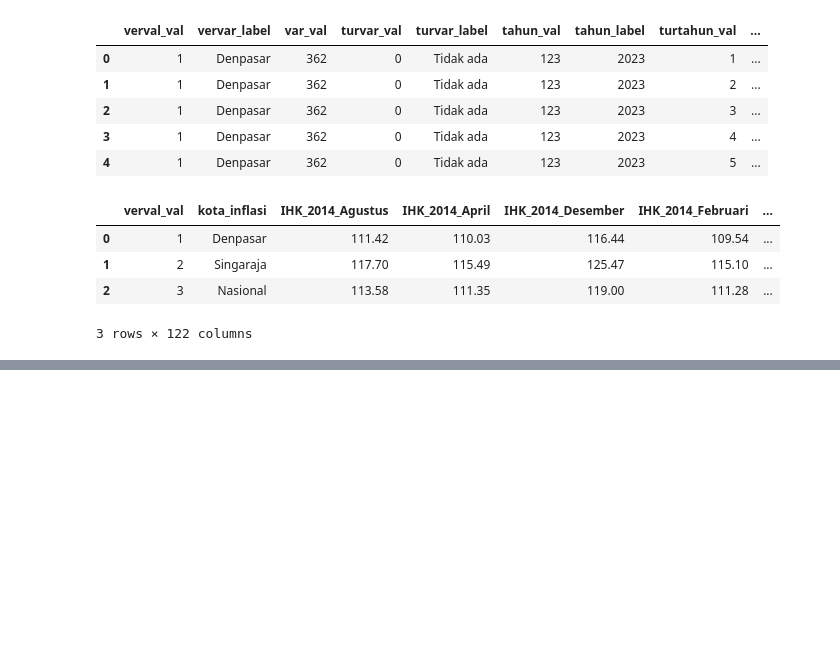
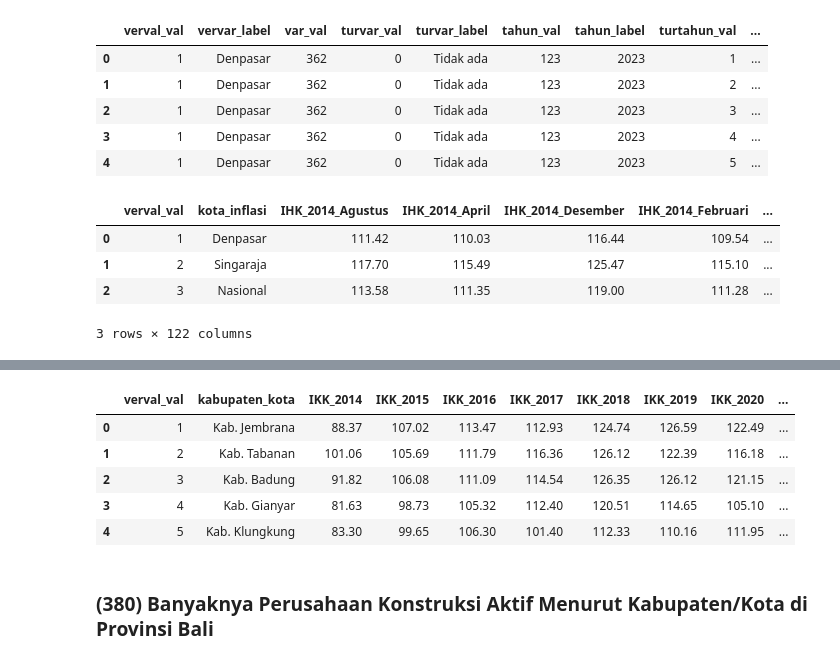
Before and after one commit to YudiHardiyanta/sdi, a Jupyter notebook: Nisa/code.ipynb, the cells around one changed output, grey strips where cells are left out. Drawn from its saved outputs; the diff is of its cells as text; code cells hidden in the pictures; blank space fills up the shorter version.

```diff
--- a/Nisa/code.ipynb
+++ b/Nisa/code.ipynb
@@ -287,0 +494,4 @@ data362_tb.to_excel(f'output/data_{varId}.xlsx', index=False)
+# %%
+varId = 319
+data319=getDataByVarId(domain='5100',varId=varId)
+data319.head()
@@ -287,0 +505,21 @@ data362_tb.to_excel(f'output/data_{varId}.xlsx', index=False)
+# %%
+#proses cleaning
+data319=data319[['verval_val','vervar_label','tahun_label','content_label']]
+data319 = clean_tag_html(data319)
+#proses rename colomn
+data319_tb=data319.rename(columns={'vervar_label' : 'kabupaten_kota','tahun_label' : 'tahun','content_label' : 'IKK'})
+#pivoting tabel
+data319_tb=data319_tb.pivot_table(index=['verval_val','kabupaten_kota'],columns=['tahun'],values=['IKK'])
+#multi index jadikan 1
+data319_tb.columns = ['_'.join(col).strip() if isinstance(col, tuple) else col
+                   for col in data319_tb.columns.values]
+data319_tb=data319_tb.reset_index()
+data319_tb.drop(columns=['verval_val'])
+data319_tb.head()
+# %% [output]
+|  | verval_val | kabupaten_kota | IKK_2014 | IKK_2015 | IKK_2016 | IKK_2017 | IKK_2018 | IKK_2019 | IKK_2020 | ... |
+| 0 | 1 | Kab. Jembrana | 88.37 | 107.02 | 113.47 | 112.93 | 124.74 | 126.59 | 122.49 | ... |
+| 1 | 2 | Kab. Tabanan | 101.06 | 105.69 | 111.79 | 116.36 | 126.12 | 122.39 | 116.18 | ... |
+| 2 | 3 | Kab. Badung | 91.82 | 106.08 | 111.09 | 114.54 | 126.35 | 126.12 | 121.15 | ... |
+| 3 | 4 | Kab. Gianyar | 81.63 | 98.73 | 105.32 | 112.40 | 120.51 | 114.65 | 105.10 | ... |
+| 4 | 5 | Kab. Klungkung | 83.30 | 99.65 | 106.30 | 101.40 | 112.33 | 110.16 | 111.95 | ... |
@@ -287,0 +528,2 @@ data362_tb.to_excel(f'output/data_{varId}.xlsx', index=False)
+# %% [markdown]
+### (380) Banyaknya Perusahaan Konstruksi Aktif Menurut Kabupaten/Kota di Provinsi Bali
```
Also changed, not shown: parts of 38 cells of this notebook, 10 other files.
